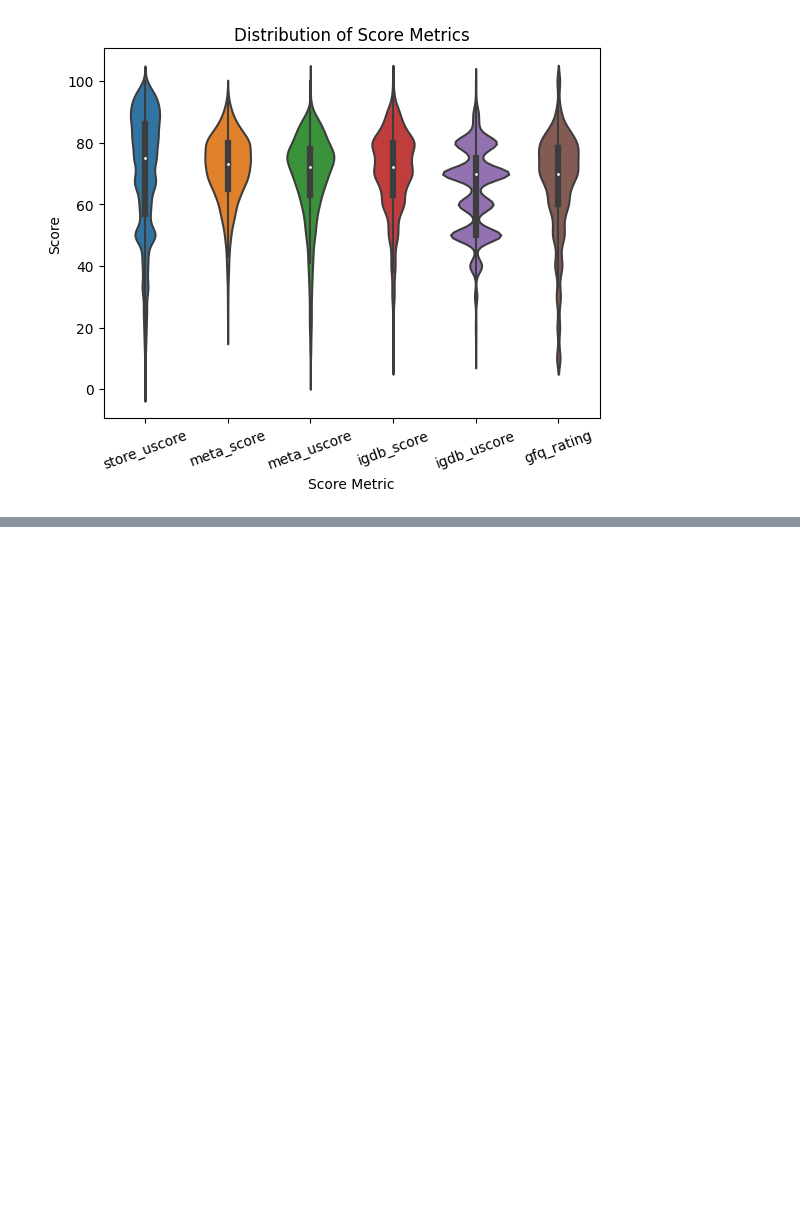
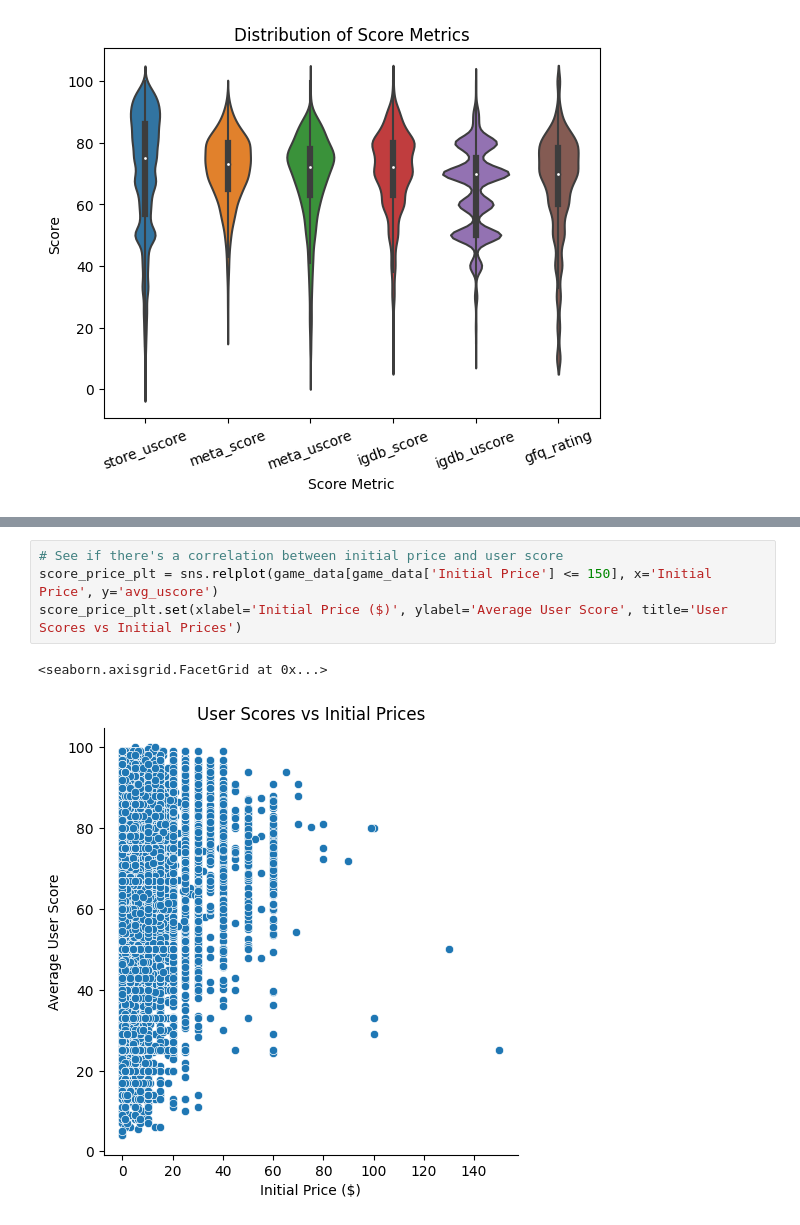
Before and after one commit to Rilay9/Rilay9.github.io, a Jupyter notebook: Steam Video Game Analysis.ipynb, the cells around one changed output, grey strips where cells are left out. Saved outputs shown, nothing was run; the diff lists cells and outputs as text; blank space fills up the shorter version.

```diff
--- a/Steam Video Game Analysis.ipynb
+++ b/Steam Video Game Analysis.ipynb
@@ -259,0 +331,7 @@ f, axes = plt.subplots(2, 2)
+# %%
+# See if there's a correlation between initial price and user score
+score_price_plt = sns.relplot(game_data[game_data['Initial Price'] <= 150], x='Initial Price', y='avg_uscore')
+score_price_plt.set(xlabel='Initial Price ($)', ylabel='Average User Score', title='User Scores vs Initial Prices')
+# %% [output]
+<seaborn.axisgrid.FacetGrid at 0x...>
+[figure, added]
```
Also changed, not shown: parts of 12 cells of this notebook, 1 other file.
